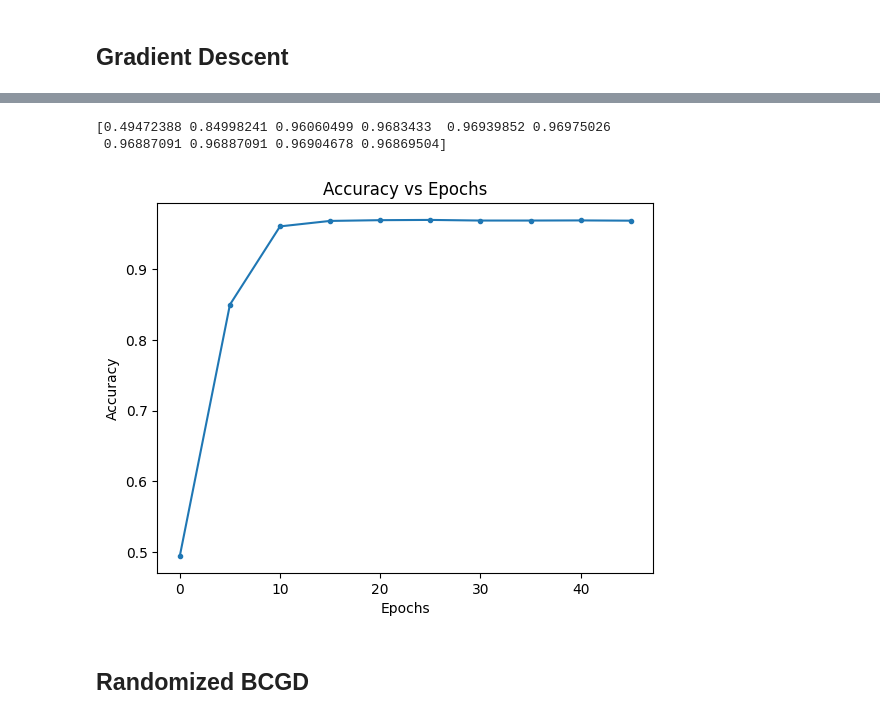
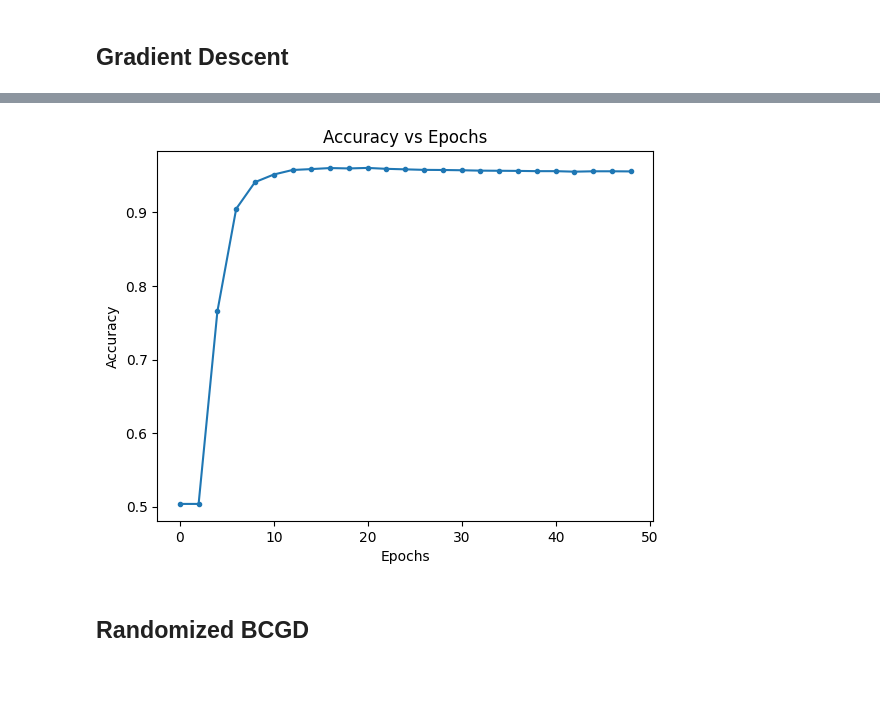
Before and after one commit to ValerioRocca/Optimization-HW1, a Jupyter notebook: Homework_OPT.ipynb, the cells around one changed output, grey strips where cells are left out. Drawn from its saved outputs; the diff is of its cells as text; code cells hidden in the pictures; blank space fills up the shorter version.

Commit message:
Rewrited some functions, added some plots

```diff
--- a/Homework_OPT.ipynb
+++ b/Homework_OPT.ipynb
@@ -226,14 +271,8 @@ def miss_plot(unlab_grad, unlab_samples = unlabeled_samples, unlab_true = true_u
   return(plt.show())
 # %%
 # Plot accuracy vs epochs
-def acc_epochs_plot(y_list, true_unlab = true_unlab, check = check):
-  #acc_list = []
-  acc_list = y_list
-  print(acc_list)
-  #for i in y_list:
-   # acc = accuracy_score(true_unlab, threshold_sel(i))
-    #print(acc)
-    #acc_list.append(acc)
+def acc_epochs_plot(result_list, true_unlab = true_unlab, check=check):
+  acc_list = np.copy(result_list)
 
   epochs_array = np.arange(0, check * len(acc_list), check)
   plt.plot(epochs_array, acc_list, marker = ".")
@@ -259,7 +298,7 @@ def gradient(lab_samples, unlab_samples, w=w, w_bar=w_bar):
 def gradient_descent(lab_samples, unlab_samples, alpha=1/L, epochs=epochs, epsilon=epsilon, check=check):
     y_lab = np.copy(unlab_samples)
 
-    y_list = []
+    acc_list = []
     time_list = []
 
     start_time = time.time()
@@ -276,17 +315,22 @@ def gradient_descent(lab_samples, unlab_samples, alpha=1/L, epochs=epochs, epsil
 
 
         if(i % check == 0):
-          print(norm)
-          y_list.append(accuracy_score(true_unlab, threshold_sel(y_lab[:,2])))
+          print(f"The norm of the gradient at iteration {i} is: {norm}")
+
+          acc_list.append(get_accuracy(y_lab[:,2]))
+
           elapsed_time = time.time() - start_time
           time_list.append(elapsed_time)
 
-    return y_lab[:,2], np.array(y_list), np.array(time_list)
+    return y_lab[:,2], np.array(acc_list), np.array(time_list)
+# %%
+check_gd = 2    # Customzied check constant for the basic GD algorithm
 # %%
 %%time
-y_lab_gd, y_list_gd, time_list_gd = gradient_descent(labeled_samples, random_unlabeled)
-y_lab_gd_p = threshold_sel(y_lab_gd)
-print(f"Accuracy for Gradient Descent: {accuracy_score(true_unlab, y_lab_gd_p)}")
-print("Number of 1 in Gradient Descent {}".format(np.sum(y_lab_gd_p == 1) / len(y_lab_gd_p)))
-print("Number of -1 in Gradient Descent {}".format(np.sum(y_lab_gd_p == -1) / len(y_lab_gd_p)))
+y_lab_gd, acc_list_gd, time_list_gd = gradient_descent(labeled_samples, random_unlabeled, check = check_gd)
+
+print(f"Accuracy for Gradient Descent: {get_accuracy(y_lab_gd)}")
+
+print("Number of 1 in Gradient Descent {}".format(np.sum(threshold_sel(y_lab_gd) == 1) / len(y_lab_gd)))
+print("Number of -1 in Gradient Descent {}".format(np.sum(threshold_sel(y_lab_gd) == -1) / len(y_lab_gd)))
 # %% [output]
@@ -312,9 +358,7 @@ miss_plot(y_lab_gd)
 # %%
-acc_epochs_plot(y_list_gd)
+acc_epochs_plot(acc_list_gd, check = check_gd)
 # %% [output]
-[0.49472388 0.84998241 0.96060499 0.9683433  0.96939852 0.96975026
- 0.96887091 0.96887091 0.96904678 0.96869504]
-[figure, old version]
+[figure, new version]
 # %% [markdown]
 ## Randomized BCGD
 # %%
```
Also changed, not shown: parts of 19 cells of this notebook.
